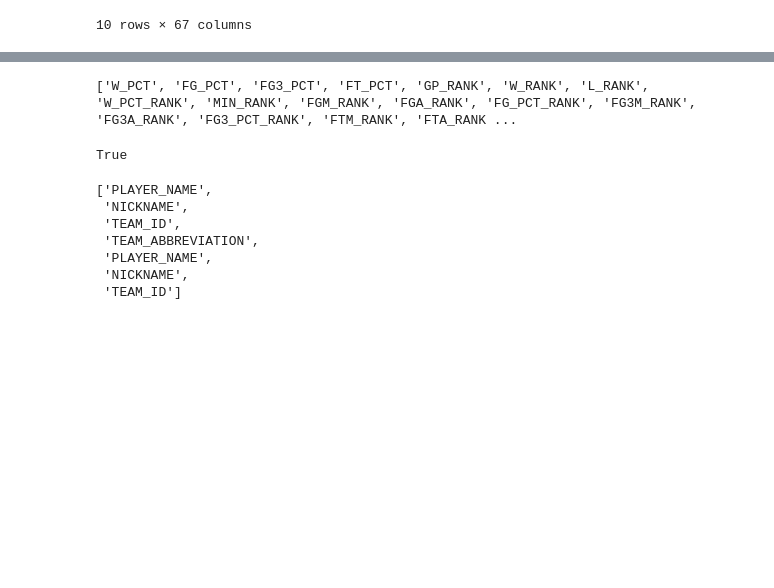
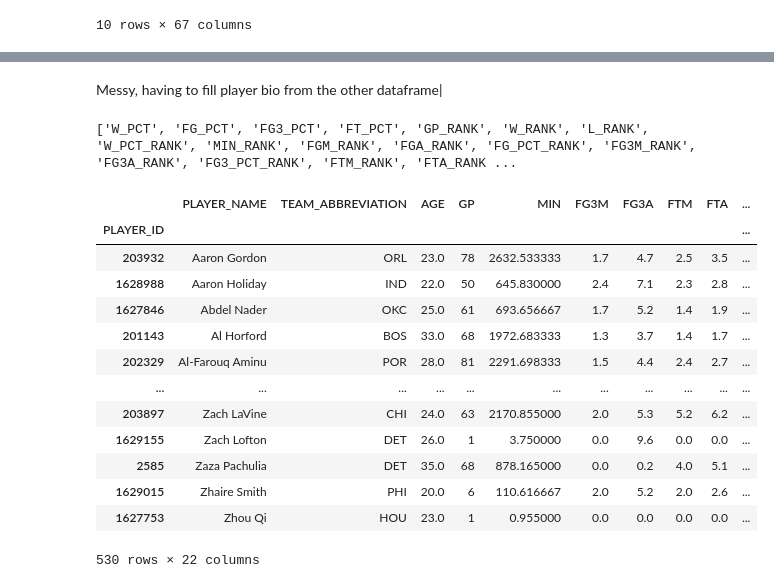
Before and after one commit to vykuang/nba-stats-streamlit, a Jupyter notebook: notebooks/leaguedash.ipynb, the cells around one changed output, grey strips where cells are left out. Cells and saved outputs as stored; diff of their text form; code cells hidden in the pictures; blank space fills up the shorter version.

```diff
--- a/notebooks/leaguedash.ipynb
+++ b/notebooks/leaguedash.ipynb
@@ -274,22 +333,8 @@ baz
+# %% [markdown]
+Messy, having to fill player bio from the other dataframe|
 # %%
 cols = reg_df.columns
 rm_rank = [col for col in cols if "_RANK" in col or "_PCT" in col]
 print(rm_rank)
 # %% [output]
 ['W_PCT', 'FG_PCT', 'FG3_PCT', 'FT_PCT', 'GP_RANK', 'W_RANK', 'L_RANK', 'W_PCT_RANK', 'MIN_RANK', 'FGM_RANK', 'FGA_RANK', 'FG_PCT_RANK', 'FG3M_RANK', 'FG3A_RANK', 'FG3_PCT_RANK', 'FTM_RANK', 'FTA_RANK ...
-# %%
-"_RANK" in reg_df.columns[-3]
-# %% [output]
-True
-# %%
-foo = list(reg_df.columns)
-bar = foo[:4] + foo[:3]
-bar
-# %% [output]
-['PLAYER_NAME',
- 'NICKNAME',
- 'TEAM_ID',
- 'TEAM_ABBREVIATION',
- 'PLAYER_NAME',
- 'NICKNAME',
- 'TEAM_ID']
@@ -295,0 +352,19 @@ bar
+# %%
+feat_reg = feature_engineer(reg_df)
+feat_post = feature_engineer(post_df)
+feat_reg
+# %% [output]
+|  | PLAYER_NAME | TEAM_ABBREVIATION | AGE | GP | MIN | FG3M | FG3A | FTM | FTA | ... |
+| PLAYER_ID |  |  |  |  |  |  |  |  |  | ... |
+| 203932 | Aaron Gordon | ORL | 23.0 | 78 | 2632.533333 | 1.7 | 4.7 | 2.5 | 3.5 | ... |
+| 1628988 | Aaron Holiday | IND | 22.0 | 50 | 645.830000 | 2.4 | 7.1 | 2.3 | 2.8 | ... |
+| 1627846 | Abdel Nader | OKC | 25.0 | 61 | 693.656667 | 1.7 | 5.2 | 1.4 | 1.9 | ... |
+| 201143 | Al Horford | BOS | 33.0 | 68 | 1972.683333 | 1.3 | 3.7 | 1.4 | 1.7 | ... |
+| 202329 | Al-Farouq Aminu | POR | 28.0 | 81 | 2291.698333 | 1.5 | 4.4 | 2.4 | 2.7 | ... |
+| ... | ... | ... | ... | ... | ... | ... | ... | ... | ... | ... |
+| 203897 | Zach LaVine | CHI | 24.0 | 63 | 2170.855000 | 2.0 | 5.3 | 5.2 | 6.2 | ... |
+| 1629155 | Zach Lofton | DET | 26.0 | 1 | 3.750000 | 0.0 | 9.6 | 0.0 | 0.0 | ... |
+| 2585 | Zaza Pachulia | DET | 35.0 | 68 | 878.165000 | 0.0 | 0.2 | 4.0 | 5.1 | ... |
+| 1629015 | Zhaire Smith | PHI | 20.0 | 6 | 110.616667 | 2.0 | 5.2 | 2.0 | 2.6 | ... |
+| 1627753 | Zhou Qi | HOU | 23.0 | 1 | 0.955000 | 0.0 | 0.0 | 0.0 | 0.0 | ... |
+530 rows × 22 columns
```
Also changed, not shown: parts of 17 cells of this notebook, 3 other files.
